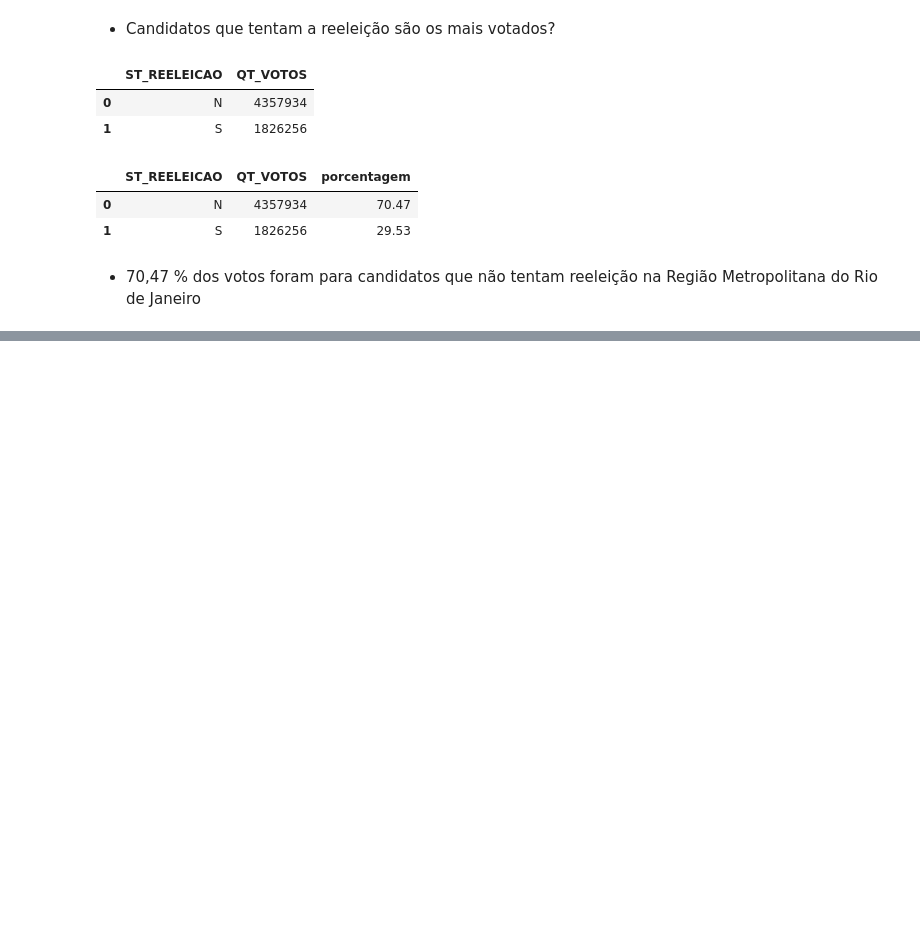
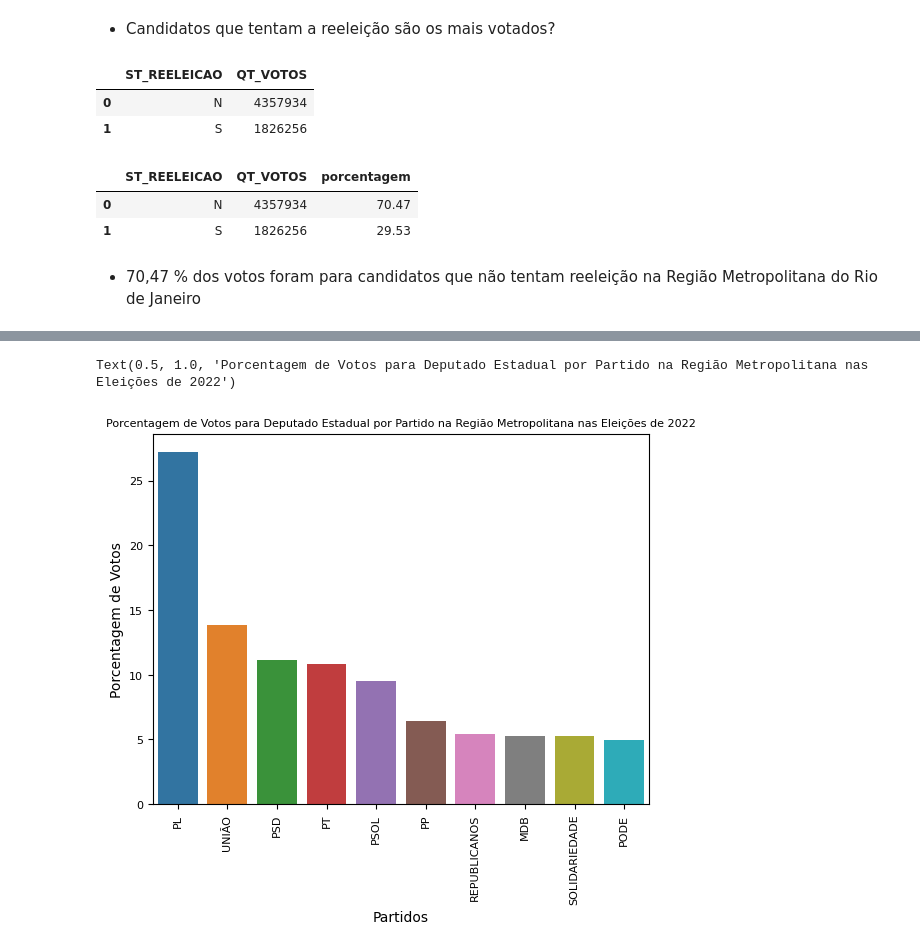
Before and after one commit to CyberBantu/Analise_votos_eleicoes_regiaometropoliana_RJ_2022, a Jupyter notebook: votos_RM.ipynb, the cells around one changed output, grey strips where cells are left out. Saved outputs shown, nothing was run; the diff lists cells and outputs as text; code cells hidden in the pictures; blank space fills up the shorter version.

```diff
--- a/votos_RM.ipynb
+++ b/votos_RM.ipynb
@@ -412,0 +467,10 @@ votos_proporcionais_fed_reeleicao
+# %%
+# Analise por Partido
+votos_proporcionais_est_partido = votos_proporcionais_est[['SG_PARTIDO', 'QT_VOTOS']]
+votos_proporcionais_est_partido = votos_proporcionais_est_partido.groupby(['SG_PARTIDO']).sum().reset_index().sort_values(by = 'QT_VOTOS', ascending = False)
+# %%
+# Criando a porcentagem
+votos_proporcionais_est_partido['porcentagem'] = round(votos_proporcionais_est_partido['QT_VOTOS'] / votos_proporcionais_est_partido['QT_VOTOS'].sum()*100,2)
+# Selecionando somente os 10 partidos mais votados
+votos_proporcionais_est_partido = votos_proporcionais_est_partido.head(10)
+votos_proporcionais_est_partido
@@ -412,0 +494,13 @@ votos_proporcionais_fed_reeleicao
+# %%
+# Plotando um mapa de partidos mais votados para Deputados Estadual na Região Metropolitana do Rio de Janeiro - Top 10
+sns.barplot(data = votos_proporcionais_est_partido, x = 'SG_PARTIDO', y = 'porcentagem')
+plt.xticks(rotation = 90)
+plt.xlabel('Partidos')
+plt.yticks(size = 8)
+plt.xticks(size = 8)
+
+plt.ylabel('Porcentagem de Votos')
+plt.title('Porcentagem de Votos para Deputado Estadual por Partido na Região Metropolitana nas Eleições de 2022', size = 8)
+# %% [output]
+Text(0.5, 1.0, 'Porcentagem de Votos para Deputado Estadual por Partido na Região Metropolitana nas Eleições de 2022')
+[figure, added]
```
Also changed, not shown: parts of 7 cells of this notebook.
